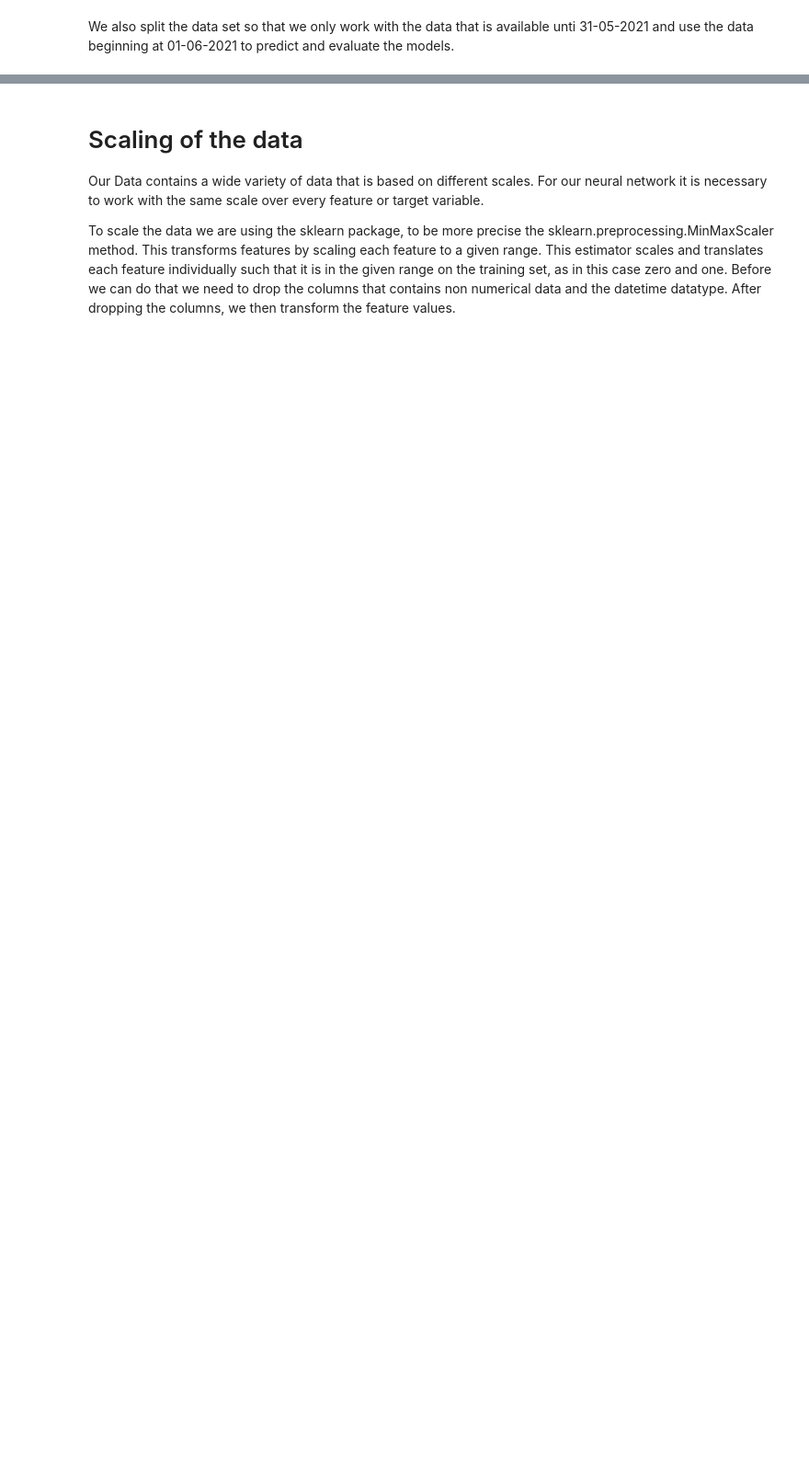
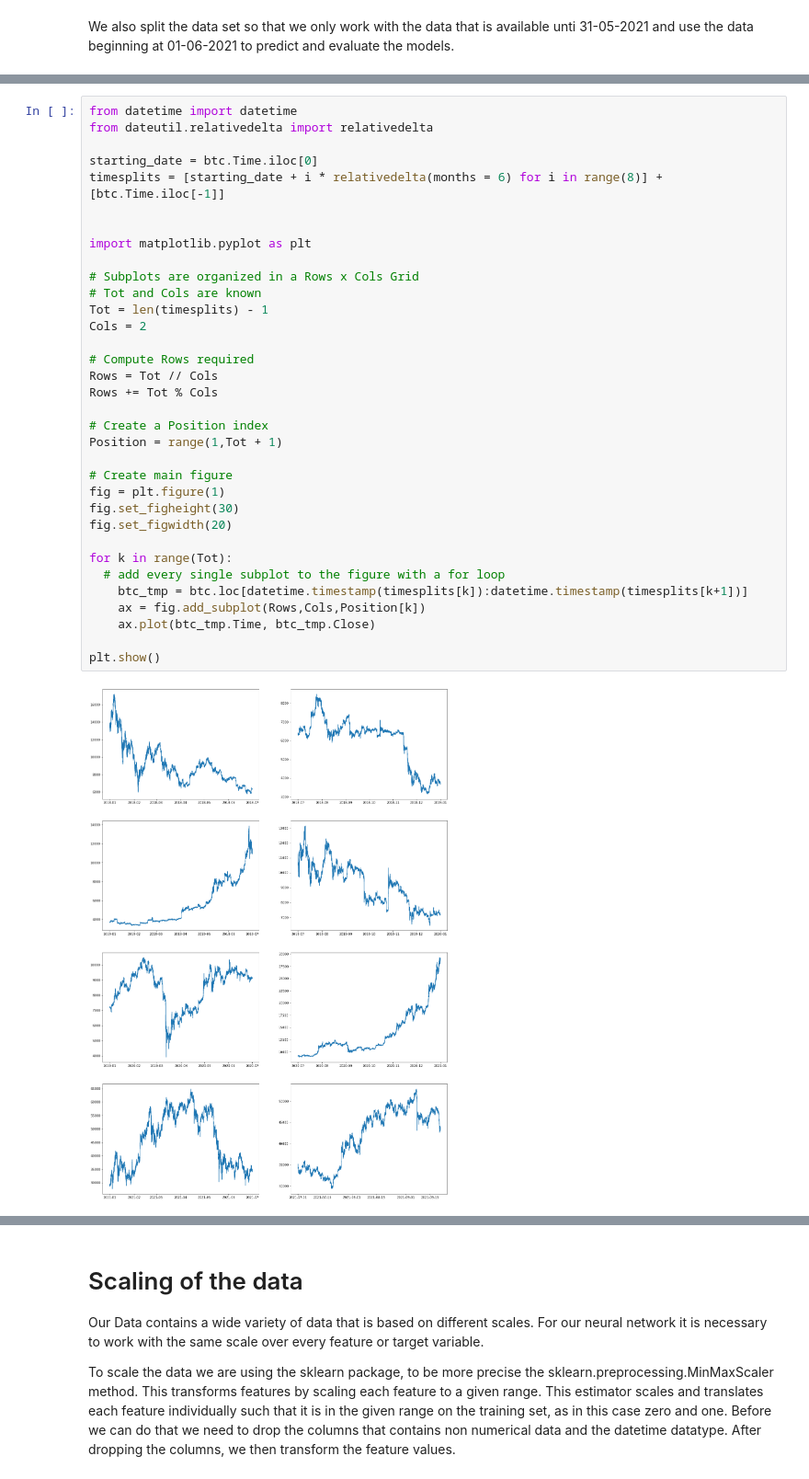
Before and after one commit to UniPassauDLTA/Assignment_1, a Jupyter notebook: Team_15_Assignment_1.ipynb, the cells around one changed output, grey strips where cells are left out. Shown at 92% size. Drawn from its saved outputs; the diff is of its cells as text; blank space fills up the shorter version.

```diff
--- a/Team_15_Assignment_1.ipynb
+++ b/Team_15_Assignment_1.ipynb
@@ -110,0 +120,36 @@ Because we are using five timesteps it the first five rows can not contain any d
+# %%
+from datetime import datetime
+from dateutil.relativedelta import relativedelta
+
+starting_date = btc.Time.iloc[0]
+timesplits = [starting_date + i * relativedelta(months = 6) for i in range(8)] + [btc.Time.iloc[-1]]
+
+
+import matplotlib.pyplot as plt
+
+# Subplots are organized in a Rows x Cols Grid
+# Tot and Cols are known
+Tot = len(timesplits) - 1
+Cols = 2
+
+# Compute Rows required
+Rows = Tot // Cols
+Rows += Tot % Cols
+
+# Create a Position index
+Position = range(1,Tot + 1)
+
+# Create main figure
+fig = plt.figure(1)
+fig.set_figheight(30)
+fig.set_figwidth(20)
+
+for k in range(Tot):
+  # add every single subplot to the figure with a for loop
+    btc_tmp = btc.loc[datetime.timestamp(timesplits[k]):datetime.timestamp(timesplits[k+1])]
+    ax = fig.add_subplot(Rows,Cols,Position[k])
+    ax.plot(btc_tmp.Time, btc_tmp.Close)
+
+plt.show()
+# %% [output]
+[figure, added]
```
Also changed, not shown: parts of 13 cells of this notebook.
